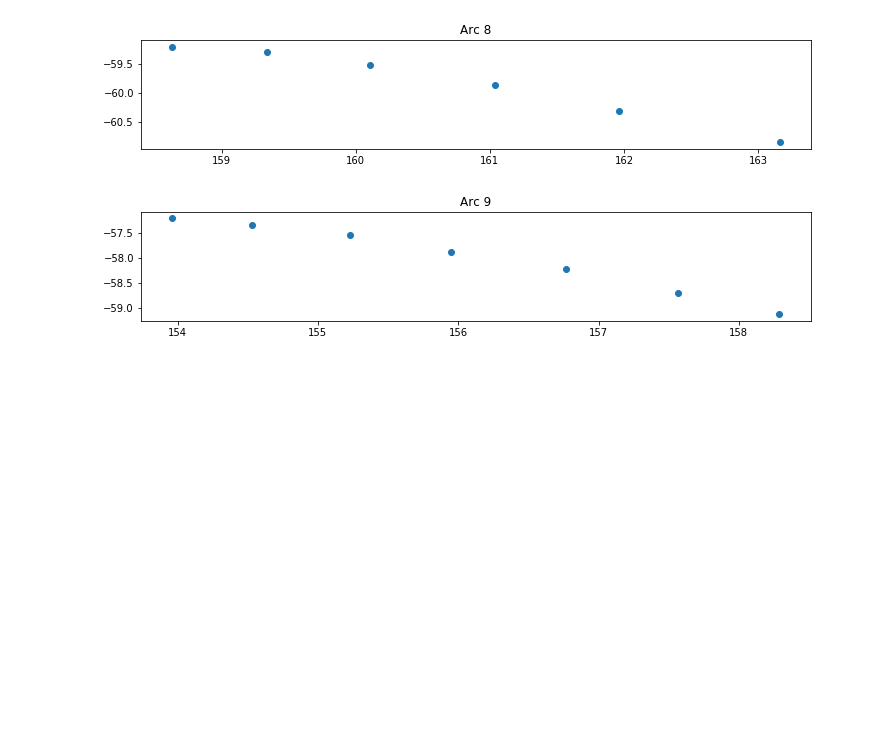
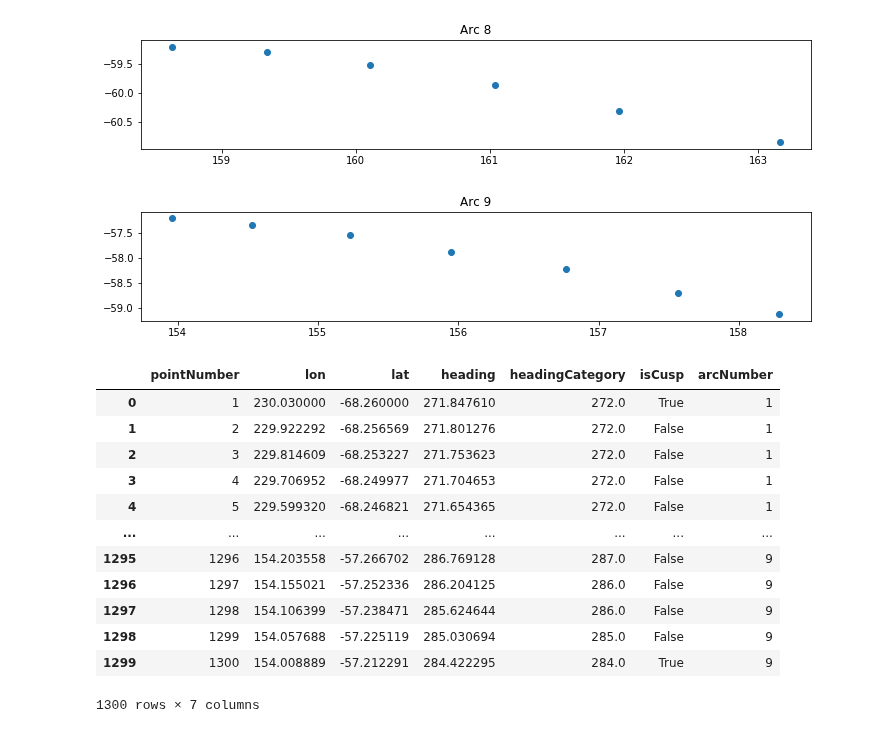
Before and after one commit to ssajous/europa-cycloids, a Jupyter notebook: src/Arc Fitting.ipynb, the cells around one changed output. Cells and saved outputs as stored; diff of their text form; code cells hidden in the pictures; blank space fills up the shorter version.

Commit message:
fixed sidon cusps

```diff
--- a/src/Arc Fitting.ipynb
+++ b/src/Arc Fitting.ipynb
@@ -85,0 +140,16 @@ for i in range(len(cycloids[current].arcs)):
+# %%
+cycloids['sidon'].curve
+# %% [output]
+|  | pointNumber | lon | lat | heading | headingCategory | isCusp | arcNumber |
+| 0 | 1 | 230.030000 | -68.260000 | 271.847610 | 272.0 | True | 1 |
+| 1 | 2 | 229.922292 | -68.256569 | 271.801276 | 272.0 | False | 1 |
+| 2 | 3 | 229.814609 | -68.253227 | 271.753623 | 272.0 | False | 1 |
+| 3 | 4 | 229.706952 | -68.249977 | 271.704653 | 272.0 | False | 1 |
+| 4 | 5 | 229.599320 | -68.246821 | 271.654365 | 272.0 | False | 1 |
+| ... | ... | ... | ... | ... | ... | ... | ... |
+| 1295 | 1296 | 154.203558 | -57.266702 | 286.769128 | 287.0 | False | 9 |
+| 1296 | 1297 | 154.155021 | -57.252336 | 286.204125 | 286.0 | False | 9 |
+| 1297 | 1298 | 154.106399 | -57.238471 | 285.624644 | 286.0 | False | 9 |
+| 1298 | 1299 | 154.057688 | -57.225119 | 285.030694 | 285.0 | False | 9 |
+| 1299 | 1300 | 154.008889 | -57.212291 | 284.422295 | 284.0 | True | 9 |
+1300 rows × 7 columns
```
Also changed, not shown: parts of 2 cells of this notebook, 1 other file.
